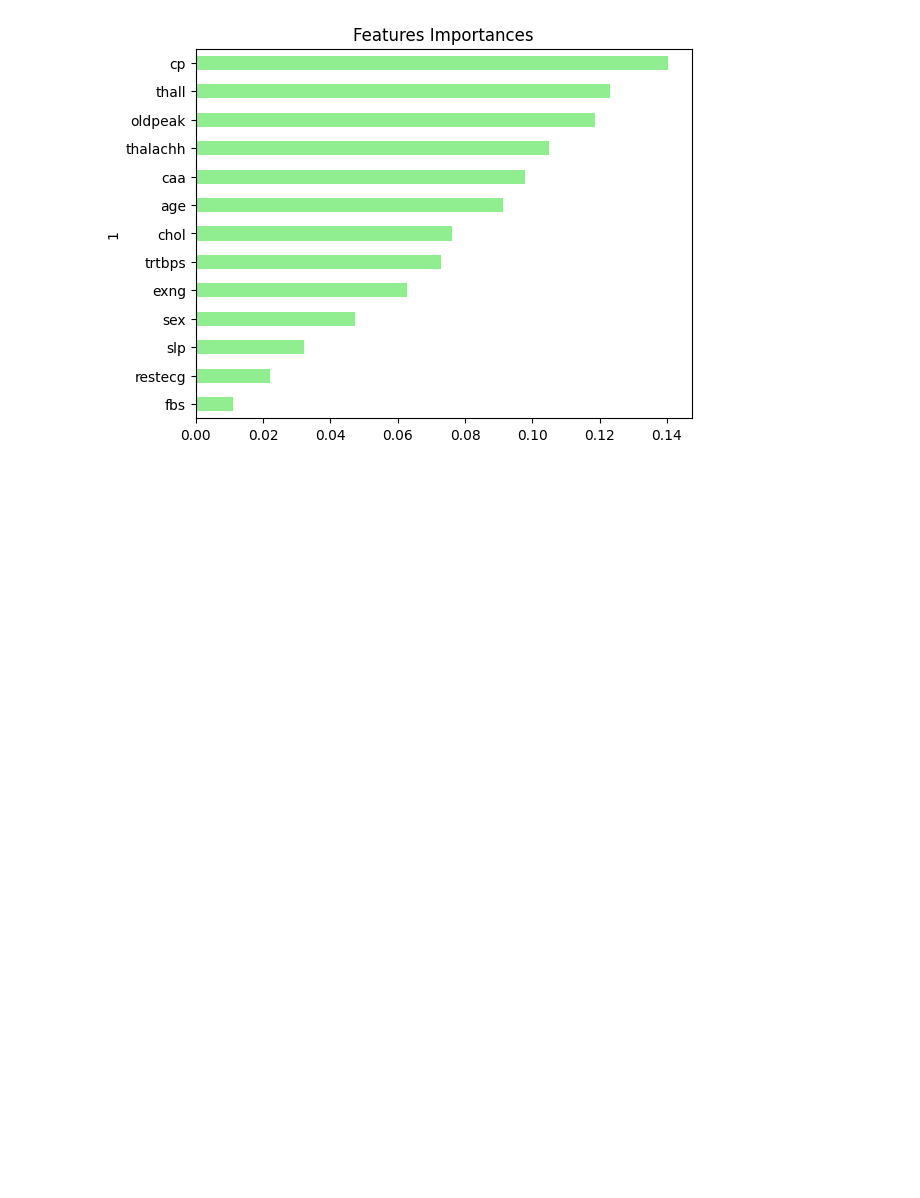
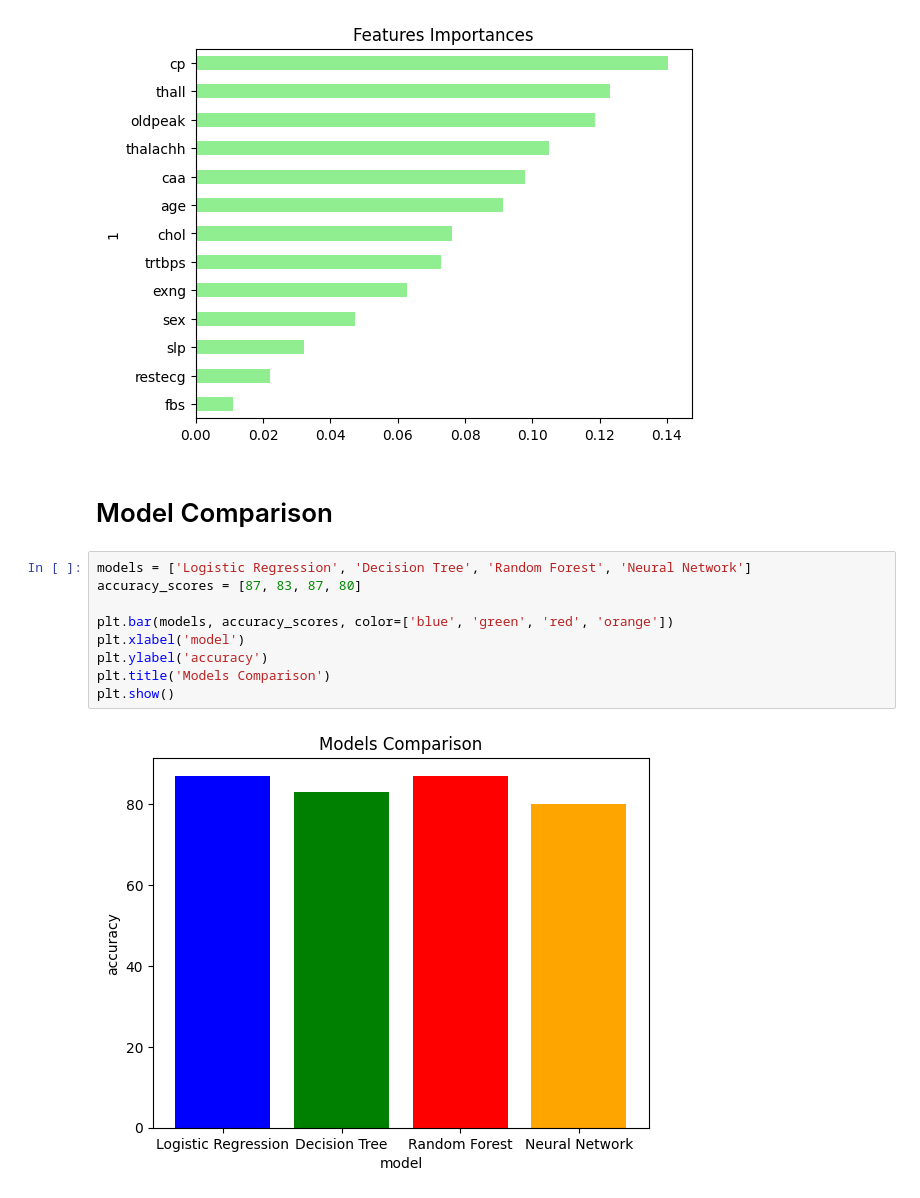
Before and after one commit to dwilson1821/Heart-Attack-Analysis, a Jupyter notebook: start.ipynb, the cells around one changed output. Saved outputs shown, nothing was run; the diff lists cells and outputs as text; blank space fills up the shorter version.

```diff
--- a/start.ipynb
+++ b/start.ipynb
@@ -555,3 +605,16 @@ importances_sorted.plot(kind='barh', color='lightgreen', title= 'Features Import
 # %% [output]
 <Axes: title={'center': 'Features Importances'}, ylabel='1'>
 [figure]
+# %% [markdown]
+# Model Comparison
+# %%
+models = ['Logistic Regression', 'Decision Tree', 'Random Forest', 'Neural Network']
+accuracy_scores = [87, 83, 87, 80]
+
+plt.bar(models, accuracy_scores, color=['blue', 'green', 'red', 'orange'])
+plt.xlabel('model')
+plt.ylabel('accuracy')
+plt.title('Models Comparison')
+plt.show()
+# %% [output]
+[figure, added]
```
Also changed, not shown: parts of 47 cells of this notebook, 1 other file.
